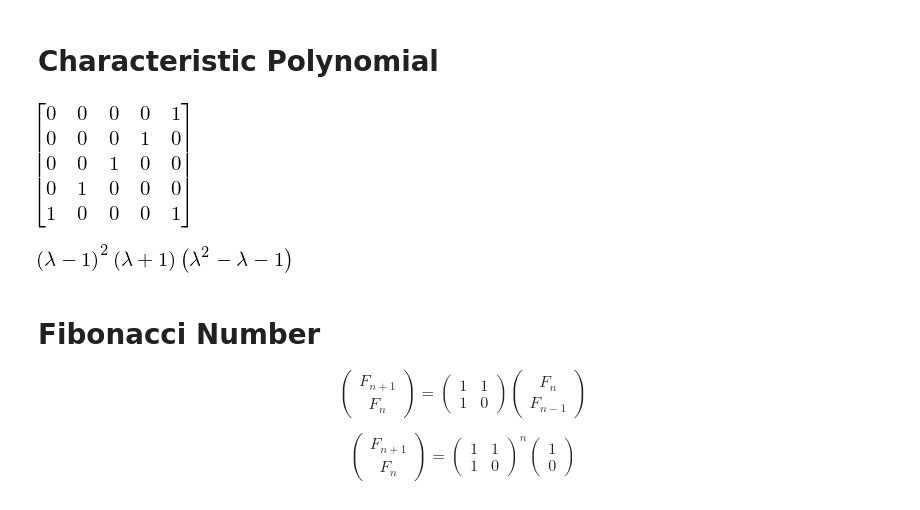
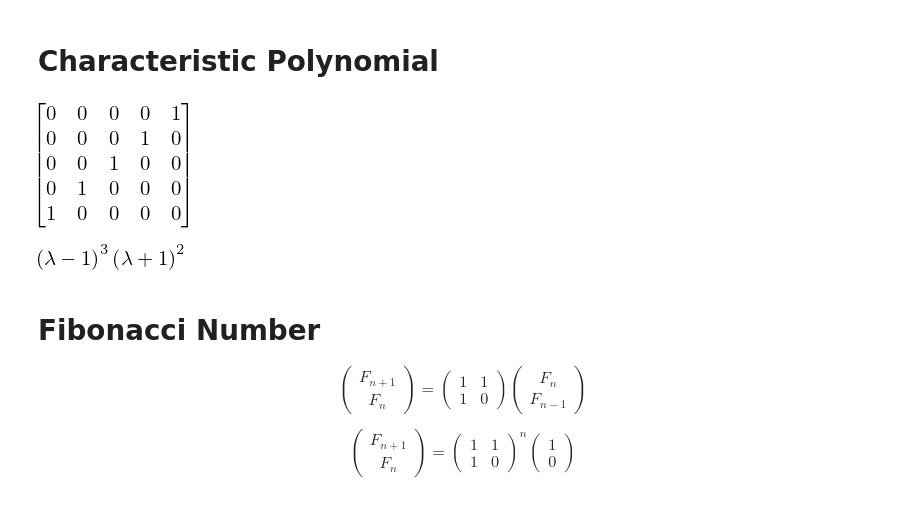
Before and after one commit to HayaoSuzuki/pyconjp2018, a Jupyter notebook: 180917slide_revised.ipynb, the cells around one changed output. Cells and saved outputs as stored; diff of their text form; code cells hidden in the pictures.

```diff
--- a/180917slide_revised.ipynb
+++ b/180917slide_revised.ipynb
@@ -410,23 +420,23 @@ factor(A.det())
 # %%
 from sympy import Symbol, Matrix, factor, eye, zeros
 
 lamda = Symbol('lamda')
 
 A = Matrix([
     [0, 0, 0, 0, 1],
     [0, 0, 0, 1, 0],
     [0, 0, 1, 0, 0],
     [0, 1, 0, 0, 0],
-    [1, 0, 0, 0, 1],
+    [1, 0, 0, 0, 0],
 ])
 A
 # %% [output]
-[figure, old version]
+[figure, new version]
 # %%
 p = A.charpoly(lamda)
 factor(p)  # Characteristics Polynomial of A
 # %% [output]
-[figure, old version]
+[figure, new version]
 # %% [markdown]
 # Fibonacci Number
 
```
Also changed, not shown: parts of 23 cells of this notebook.
